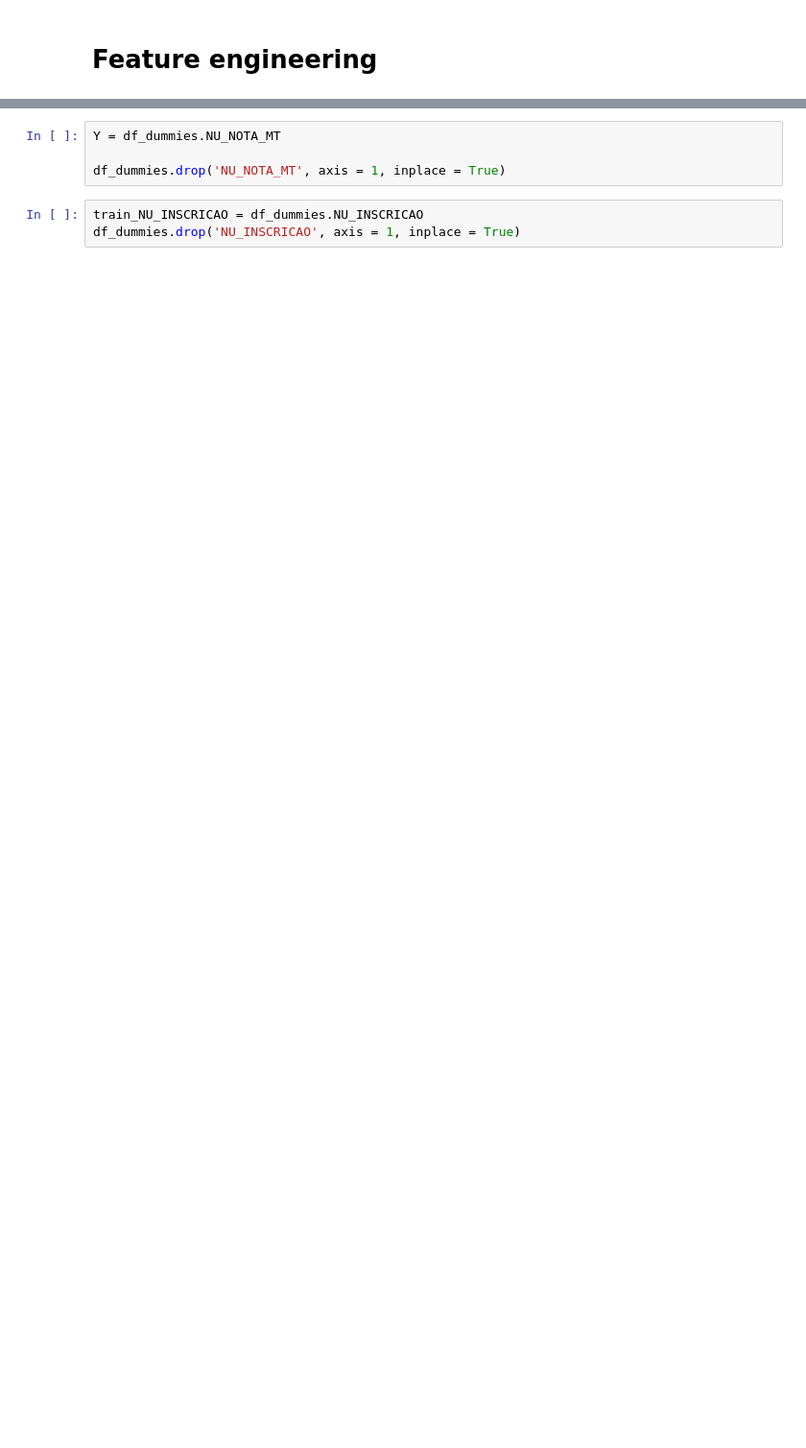
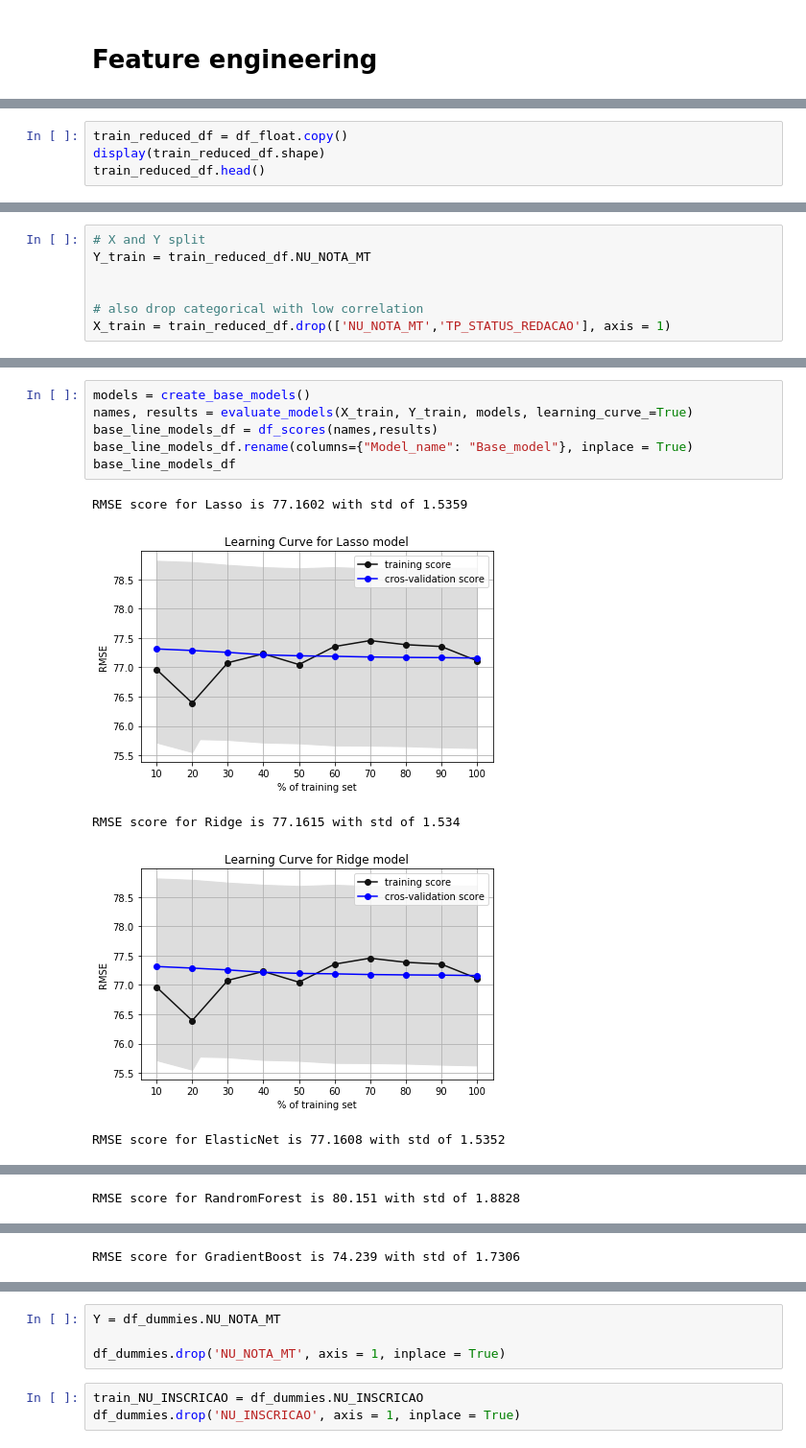
Before and after one commit to jmcabreira-zz/Data-Science-Projects, a Jupyter notebook: Student_grade_prediction_ENEM/Student_grade_prediction.ipynb, the cells around one changed output, grey strips where cells are left out. Shown at 96% size. Saved outputs shown, nothing was run; the diff lists cells and outputs as text; blank space fills up the shorter version.

```diff
--- a/Student_grade_prediction_ENEM/Student_grade_prediction.ipynb
+++ b/Student_grade_prediction_ENEM/Student_grade_prediction.ipynb
@@ -370,0 +480,4 @@ from utils import feature_engineering_encode
+# %%
+train_reduced_df = df_float.copy()
+display(train_reduced_df.shape)
+train_reduced_df.head()
@@ -370,0 +492,7 @@ from utils import feature_engineering_encode
+# %%
+# X and Y split
+Y_train = train_reduced_df.NU_NOTA_MT
+
+
+# also drop categorical with low correlation
+X_train = train_reduced_df.drop(['NU_NOTA_MT','TP_STATUS_REDACAO'], axis = 1)
@@ -370,0 +532,12 @@ from utils import feature_engineering_encode
+# %%
+models = create_base_models()
+names, results = evaluate_models(X_train, Y_train, models, learning_curve_=True)
+base_line_models_df = df_scores(names,results)
+base_line_models_df.rename(columns={"Model_name": "Base_model"}, inplace = True)
+base_line_models_df
+# %% [output]
+RMSE score for Lasso is 77.1602 with std of 1.5359
+[figure, added]
+RMSE score for Ridge is 77.1615 with std of 1.534
+[figure, added]
+RMSE score for ElasticNet is 77.1608 with std of 1.5352
@@ -370,0 +545 @@ from utils import feature_engineering_encode
+RMSE score for RandromForest is 80.151 with std of 1.8828
@@ -370,0 +547 @@ from utils import feature_engineering_encode
+RMSE score for GradientBoost is 74.239 with std of 1.7306
```
Also changed, not shown: parts of 127 cells of this notebook.
